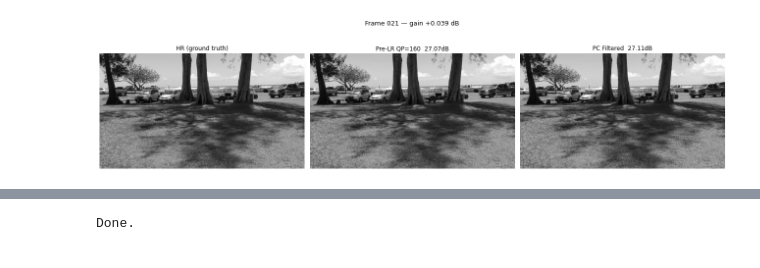
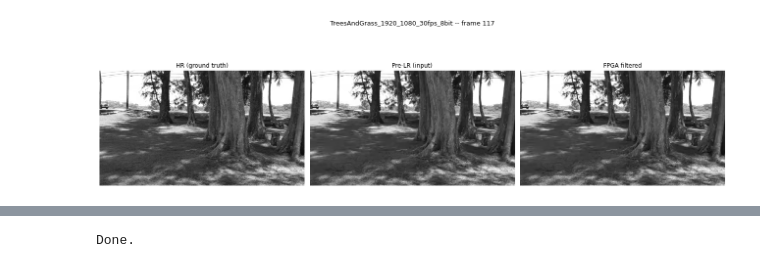
Before and after one commit to sukirti2004/av2-loop-restoration-fpga, a Jupyter notebook: pc/pc_notebook.ipynb, the cells around one changed output, grey strips where cells are left out. Drawn from its saved outputs; the diff is of its cells as text; code cells hidden in the pictures.

```diff
--- a/pc/pc_notebook.ipynb
+++ b/pc/pc_notebook.ipynb
@@ -26,20 +30,20 @@ Overlay loaded. DMA ready.
 # %%
-import numpy as np
-
 data        = np.load(f'{BASE}/pc_qp_group_1.npz')
 T_float     = data['T']
 LUT         = data['LUT']
 cluster_map = data['cluster_map']
 LUT_fixed   = np.round(LUT * 8192).astype(np.int32)
 
-# Derive Q2.14 thresholds from the model — never hardcode
 T_Q2_14 = np.round(T_float * 16384).astype(int).tolist()
 for i, t in enumerate(T_Q2_14):
     pc_flt.write(i * 4, int(t))
 
-pc_flt.write(0x1C, (int(H) << 16) | int(W))
+print("Thresholds written:", T_Q2_14)
 
-print("Thresholds:", [pc_flt.read(i*4) for i in range(7)])
-rb = pc_flt.read(0x1C)
-print(f"Dims: W={rb & 0x7FF}, H={(rb>>16) & 0x7FF}")
+import sys
+sys.path.insert(0, BASE)
+from pc_golden import PCGolden
+
+g = PCGolden(f'{BASE}/pc_qp_group_1.npz')
+print("Golden model loaded — tap symmetry OK")
 # %% [output]
@@ -165,20 +451,25 @@ QP 180: avg gain = +0.005 dB  (30 frames)
 # %%
-import matplotlib.pyplot as plt
+# Illustrative only: show one frame before/after filtering. No quality metric attached --
+# this is just to show what the filter visibly does, not to claim a gain.
+show_name = 'TreesAndGrass_1920_1080_30fps_8bit' if 'TreesAndGrass_1920_1080_30fps_8bit' in sequences else sequences[0]
+W, H = RESOLUTIONS[show_name]
+seq_dir = os.path.join(DATASETS, show_name)
 
-# Pick the frame with the best PSNR gain
-best = max(results, key=lambda r: r[4])
-frame_id, qp = best[0], best[1]
+prelr_path, rng = find_representative(seq_dir)
+fname = os.path.basename(prelr_path)
+frame_id = fname.replace('_prelr.yuv', '').split('_')[1]
+hr_path = os.path.join(seq_dir, 'TEST_HR', f'frame_{frame_id}.y')
 
-prelr    = load_raw_y(f'{LR_DIR}/frame_{frame_id}_qp{qp}_prelr.yuv')
-hr       = load_raw_y(f'{HR_DIR}/frame_{frame_id}.y')
-filtered = run_fpga(prelr)
+prelr    = load_raw_y(prelr_path, W, H)
+hr       = load_raw_y(hr_path, W, H)
+filtered = run_fpga(prelr, W, H)
 
-fig, axes = plt.subplots(1, 3, figsize=(18, 5))
-axes[0].imshow(hr,       cmap='gray', vmin=0, vmax=255); axes[0].set_title('HR (ground truth)');   axes[0].axis('off')
-axes[1].imshow(prelr,    cmap='gray', vmin=0, vmax=255); axes[1].set_title(f'Pre-LR QP={qp}  {best[2]:.2f}dB'); axes[1].axis('off')
-axes[2].imshow(filtered, cmap='gray', vmin=0, vmax=255); axes[2].set_title(f'PC Filtered  {best[3]:.2f}dB'); axes[2].axis('off')
-plt.suptitle(f'Frame {frame_id} — gain {best[4]:+.3f} dB', fontsize=13)
+fig, axes = plt.subplots(1, 3, figsize=(18, 6))
+axes[0].imshow(hr,       cmap='gray', vmin=0, vmax=255); axes[0].set_title('HR (ground truth)'); axes[0].axis('off')
+axes[1].imshow(prelr,    cmap='gray', vmin=0, vmax=255); axes[1].set_title('Pre-LR (input)');     axes[1].axis('off')
+axes[2].imshow(filtered, cmap='gray', vmin=0, vmax=255); axes[2].set_title('FPGA filtered');      axes[2].axis('off')
+plt.suptitle(f'{show_name} -- frame {frame_id}', fontsize=13)
 plt.tight_layout()
 plt.show()
 # %% [output]
-[figure, old version]
+[figure, new version]
```
Also changed, not shown: parts of 22 cells of this notebook, 16 other files.
